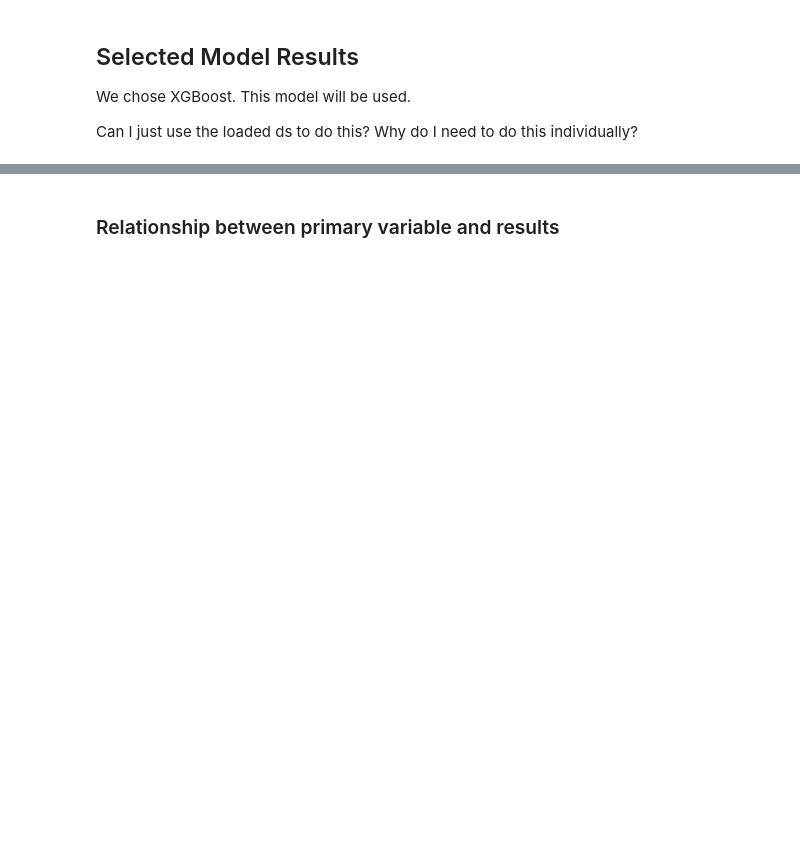
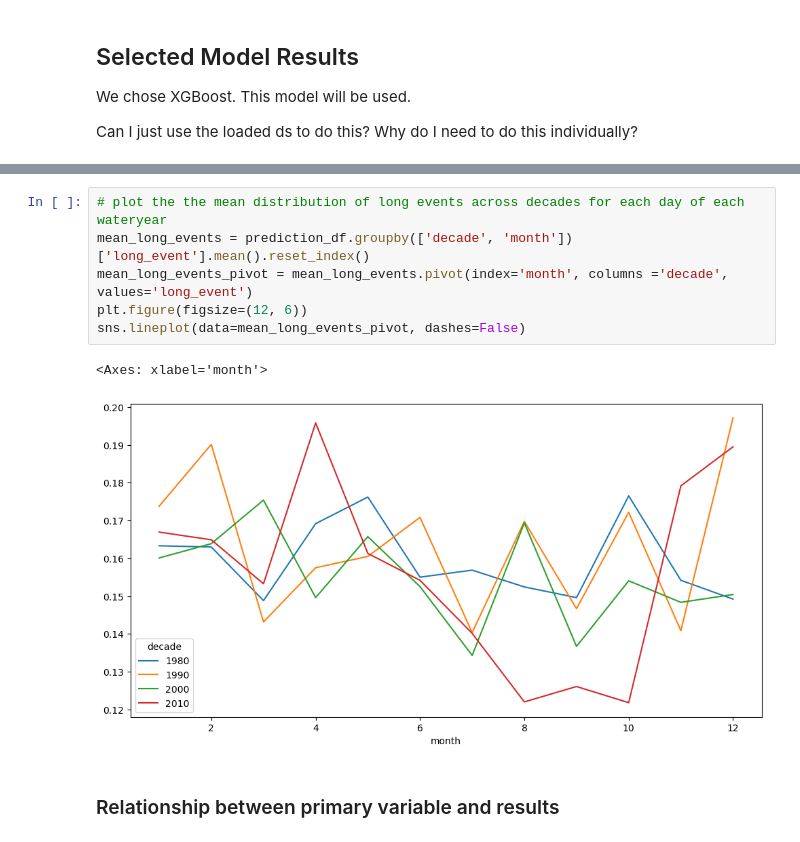
Before and after one commit to dlhogan97/Synoptic-Sublimation, a Jupyter notebook: 02_analysis/data_exploration/22_modeling_sublimation_event_occurrence.ipynb, the cells around one changed output, grey strips where cells are left out. Drawn from its saved outputs; the diff is of its cells as text; blank space fills up the shorter version.

```diff
--- a/02_analysis/data_exploration/22_modeling_sublimation_event_occurrence.ipynb
+++ b/02_analysis/data_exploration/22_modeling_sublimation_event_occurrence.ipynb
@@ -1406,3 +1413,12 @@ print("Data saved...")
+# %%
+# plot the the mean distribution of long events across decades for each day of each wateryear
+mean_long_events = prediction_df.groupby(['decade', 'month'])['long_event'].mean().reset_index()
+mean_long_events_pivot = mean_long_events.pivot(index='month', columns ='decade', values='long_event')
+plt.figure(figsize=(12, 6))
+sns.lineplot(data=mean_long_events_pivot, dashes=False)
+# %% [output]
+<Axes: xlabel='month'>
+[figure, added]
 # %% [markdown]
 ### Relationship between primary variable and results
 # %%
```
Also changed, not shown: parts of 43 cells of this notebook, 1 other file.
